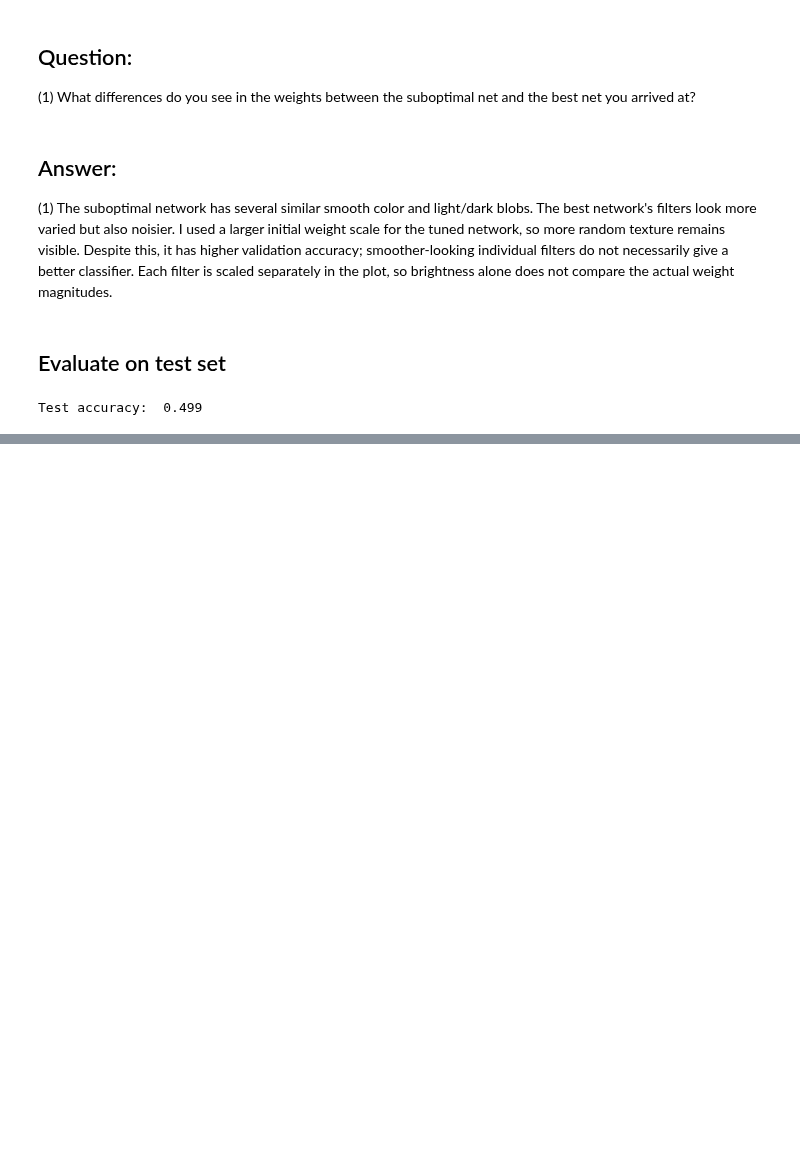
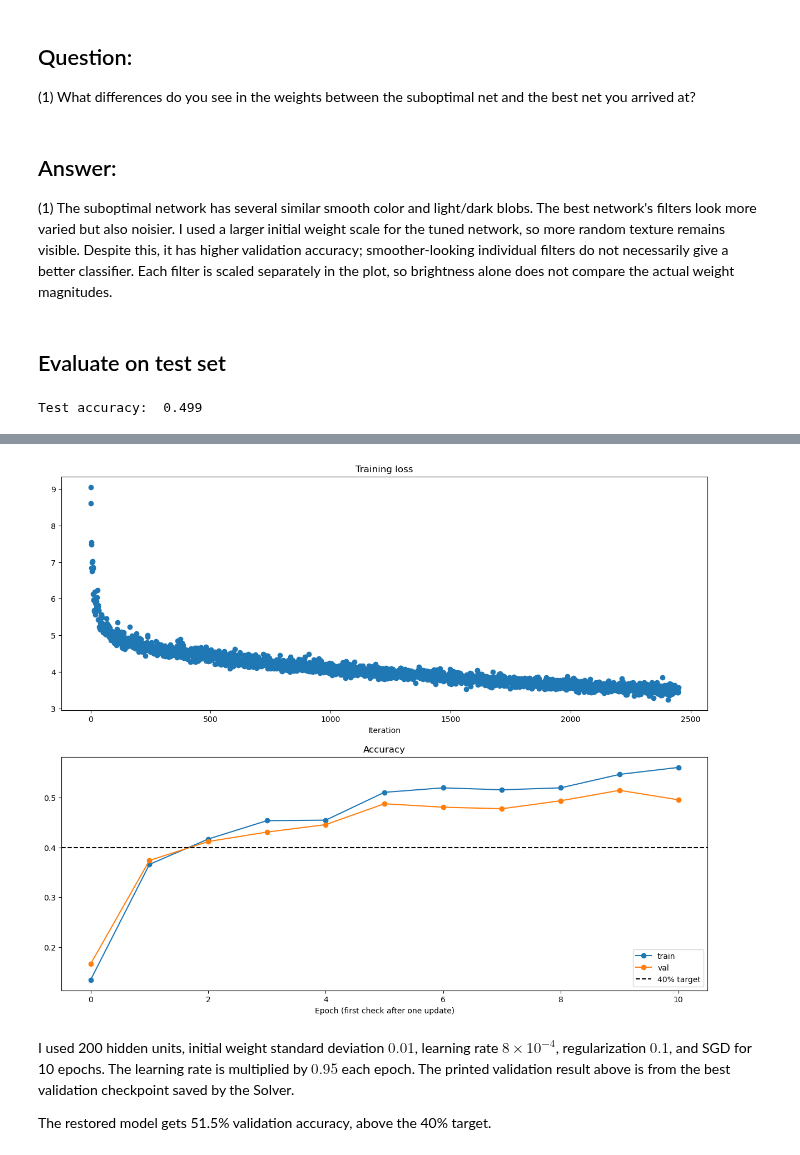
Before and after one commit to LepingWan/ECE247A, a Jupyter notebook: HW3.ipynb, the cells around one changed output, grey strips where cells are left out. Cells and saved outputs as stored; diff of their text form; code cells hidden in the pictures; blank space fills up the shorter version.

Commit message:
Append completed Problem 5 with modular networks and verified training results

```diff
--- a/HW3.ipynb
+++ b/HW3.ipynb
@@ -816,0 +1113,14 @@ Test accuracy:  0.499
+# %%
+np.random.seed(231)
+x = np.random.randn(10, 10)
+dout = np.random.randn(*x.shape)
+
+dx_num = eval_numerical_gradient_array(lambda x: relu_forward(x)[0], x, dout)
+
+_, cache = relu_forward(x)
+dx = relu_backward(dout, cache)
+
+# The error should be around 1e-12
+print('Testing relu_backward function:')
+print('dx error: {}'.format(rel_error(dx_num, dx)))
+np.testing.assert_allclose(dx_num, dx, rtol=1e-6, atol=1e-8)
@@ -816,0 +1436,12 @@ Test accuracy:  0.499
+# %%
+np.random.seed(42)
+model = ModularTwoLayerNet(hidden_dims=200, weight_scale=1e-2, reg=0.1)
+model.params = {name: value.astype(np.float32) for name, value in model.params.items()}
+solver = Solver(model, data, update_rule='sgd',
+                optim_config={'learning_rate': 8e-4}, lr_decay=0.95,
+                num_epochs=10, batch_size=200, print_every=500)
+solver.train()
+modular_model, modular_solver = model, solver
+val_acc = solver.check_accuracy(data['X_val'], data['y_val'])
+print('Best validation accuracy:', val_acc)
+assert val_acc >= 0.40
@@ -816,0 +1466,23 @@ Test accuracy:  0.499
+# %%
+# Run this cell to visualize training loss and train / val accuracy
+
+plt.subplot(2, 1, 1)
+plt.title('Training loss')
+plt.plot(solver.loss_history, 'o')
+plt.xlabel('Iteration')
+
+plt.subplot(2, 1, 2)
+plt.title('Accuracy')
+plt.plot(solver.train_acc_history, '-o', label='train')
+plt.plot(solver.val_acc_history, '-o', label='val')
+plt.axhline(0.4, color='k', linestyle='--', label='40% target')
+plt.xlabel('Epoch (first check after one update)')
+plt.legend(loc='lower right')
+plt.gcf().set_size_inches(15, 12)
+plt.show()
+# %% [output]
+[figure, added]
+# %% [markdown]
+I used 200 hidden units, initial weight standard deviation $0.01$, learning rate $8\times10^{-4}$, regularization $0.1$, and SGD for 10 epochs. The learning rate is multiplied by $0.95$ each epoch. The printed validation result above is from the best validation checkpoint saved by the Solver.
+
+The restored model gets 51.5% validation accuracy, above the 40% target.
```
Also changed, not shown: parts of 33 cells of this notebook.
